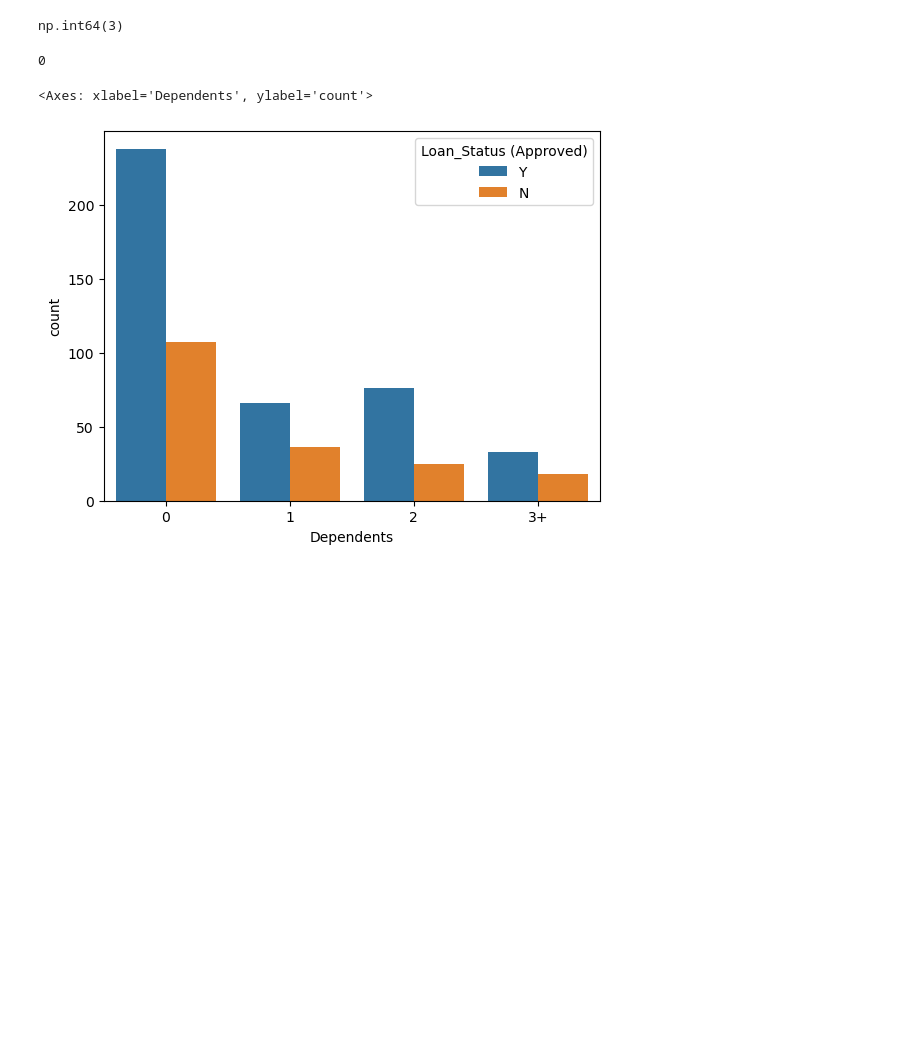
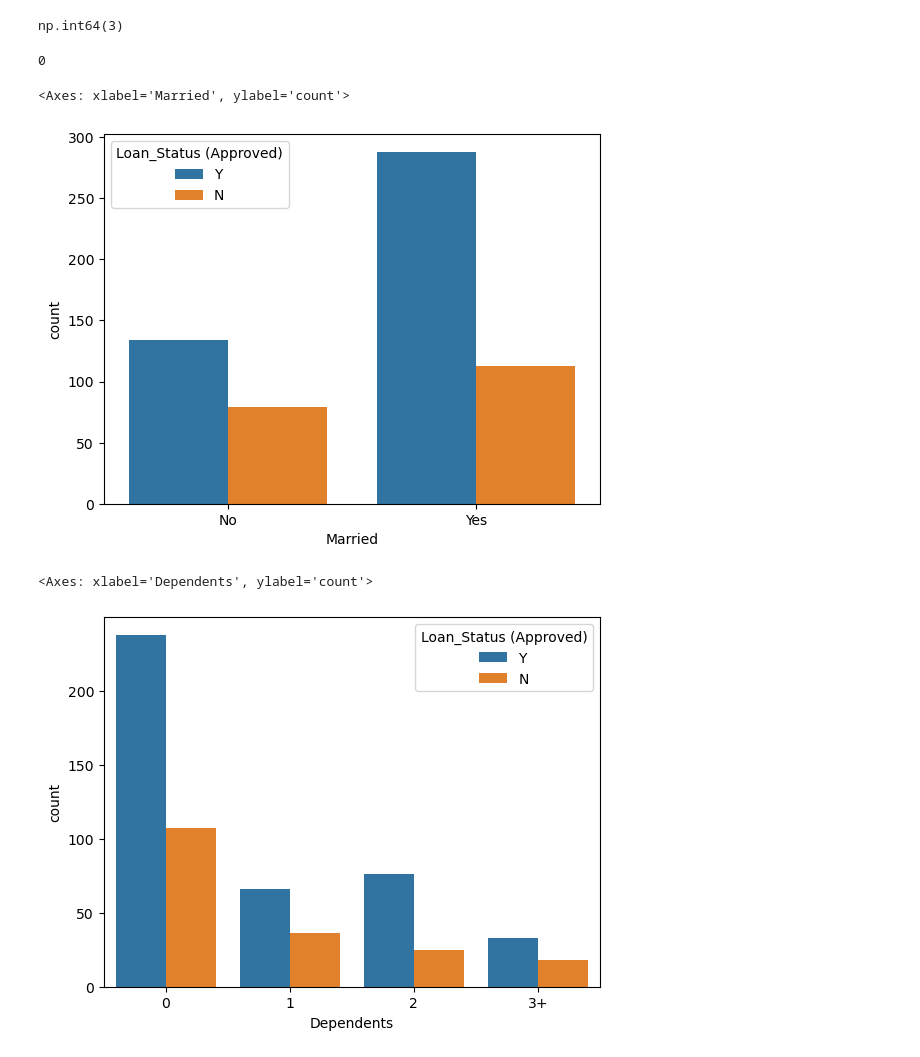
Before and after one commit to Pooja7232/DataAnalysis2, a Jupyter notebook: Desktop/Week7/Day-01/P1.ipynb, the cells around one changed output. Saved outputs shown, nothing was run; the diff lists cells and outputs as text; code cells hidden in the pictures; blank space fills up the shorter version.

```diff
--- a/Desktop/Week7/Day-01/P1.ipynb
+++ b/Desktop/Week7/Day-01/P1.ipynb
@@ -239,8 +242,11 @@ np.int64(3)
 # %%
 df['Married']=df['Married'].fillna(df['Married'].mode()[0])
 print(df['Married'].isnull().sum())
+sns.countplot(x=df["Married"],hue=df['Loan_Status (Approved)'])
 # %% [output]
 0
+<Axes: xlabel='Married', ylabel='count'>
+[figure, added]
 # %%
 df['Dependents'].isnull().sum()
 sns.countplot(x='Dependents',data=df,hue='Loan_Status (Approved)')
```
Also changed, not shown: parts of 5 cells of this notebook.
